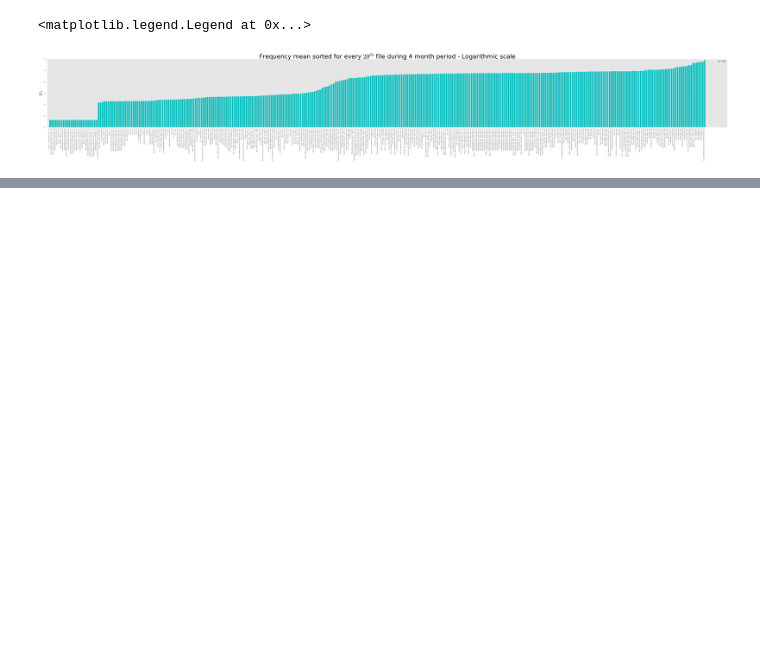
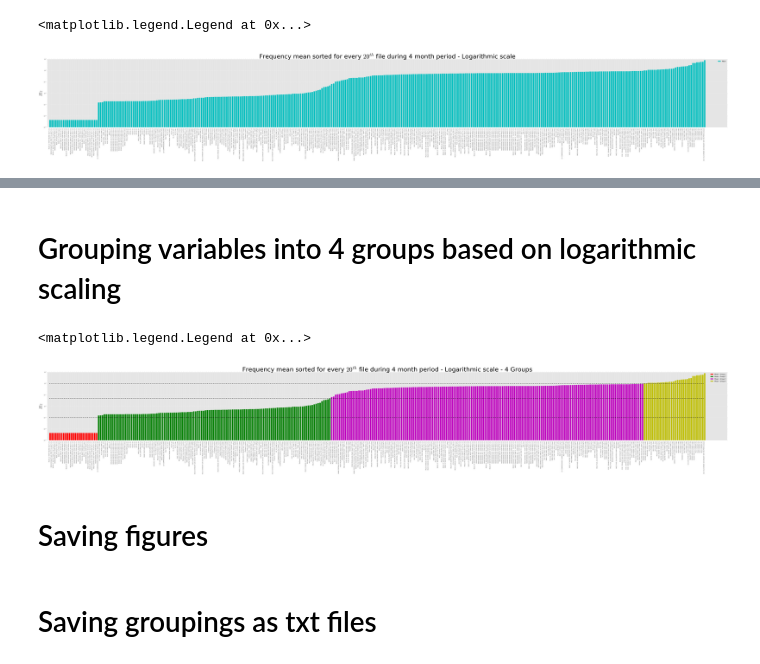
Before and after one commit to erlingpaulsen/bigdata, a Jupyter notebook: frequency/frequency_analysis_new.ipynb, the cells around one changed output, grey strips where cells are left out. Drawn from its saved outputs; the diff is of its cells as text; code cells hidden in the pictures; blank space fills up the shorter version.

```diff
--- a/frequency/frequency_analysis_new.ipynb
+++ b/frequency/frequency_analysis_new.ipynb
@@ -98,0 +125,44 @@ IndexingError: Unalignable boolean Series key provided
+# %% [markdown]
+# Grouping variables into 4 groups based on logarithmic scaling
+# %%
+group1_log = []
+group2_log = []
+group3_log = []
+group4_log = []
+for col in df_sorted_mean.columns:
+    if df_sorted_mean.loc['Mean', col] < 0.001:
+        group1_log.append(col)
+    elif (df_sorted_mean.loc['Mean', col] > 0.001) and (df_sorted_mean.loc['Mean', col] < 0.05):
+        group2_log.append(col)
+    elif (df_sorted_mean.loc['Mean', col] > 0.05) and (df_sorted_mean.loc['Mean', col] < 1):
+        group3_log.append(col)
+    else:
+        group4_log.append(col)
+
+n1 = len(group1_log)
+n2 = len(group1_log)+len(group2_log)
+n3 = len(group1_log)+len(group2_log)+len(group3_log)
+n4 = len(group1_log)+len(group2_log)+len(group3_log)+len(group4_log)
+
+fig5 = plt.figure(figsize=(100,10))
+ax5 = fig5.add_subplot(111)
+
+ax5.bar(x[0:n1], df_sorted_mean.loc['Mean', group1_log], color=color[1], label='Mean - Group 1')
+ax5.bar(x[n1:n2], df_sorted_mean.loc['Mean', group2_log], color=color[2], label='Mean - Group 2')
+ax5.bar(x[n2:n3], df_sorted_mean.loc['Mean', group3_log], color=color[3], label='Mean - Group 3')
+ax5.bar(x[n3:n4], df_sorted_mean.loc['Mean', group4_log], color=color[4], label='Mean - Group 4')
+ax5.plot(x, np.ones(len(x))*0.001, 'k--', linewidth=2.5)
+ax5.plot(x, np.ones(len(x))*0.05, 'k--', linewidth=2.5)
+ax5.plot(x, np.ones(len(x))*1, 'k--', linewidth=2.5)
+
+ax5.set_yscale('log')
+ax5.set_xticks(x)
+ax5.set_xticklabels([ds.tagno2name(tag) for tag in df_sorted_mean.columns], rotation='vertical')
+ax5.set_title('Frequency mean sorted for every $20^{th}$ file during 4 month period - Logarithmic scale - 4 Groups', fontsize = 50)
+ax5.set_ylabel('$Hz$', fontsize = 36)
+ax5.legend()
+# %% [output]
+<matplotlib.legend.Legend at 0x...>
+[figure, added]
+# %% [markdown]
+# Saving figures
@@ -98,0 +175,2 @@ IndexingError: Unalignable boolean Series key provided
+# %% [markdown]
+# Saving groupings as txt files
```
Also changed, not shown: parts of 13 cells of this notebook, 18 other files.
